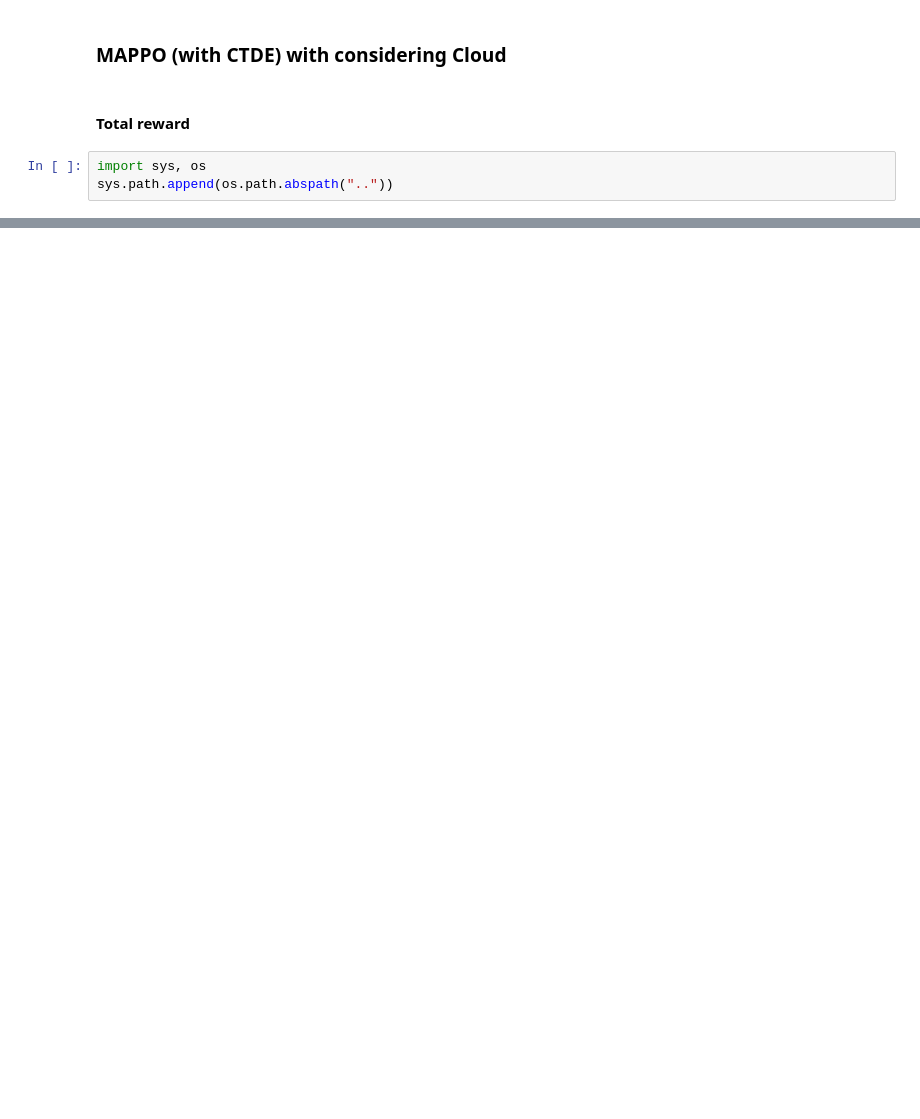
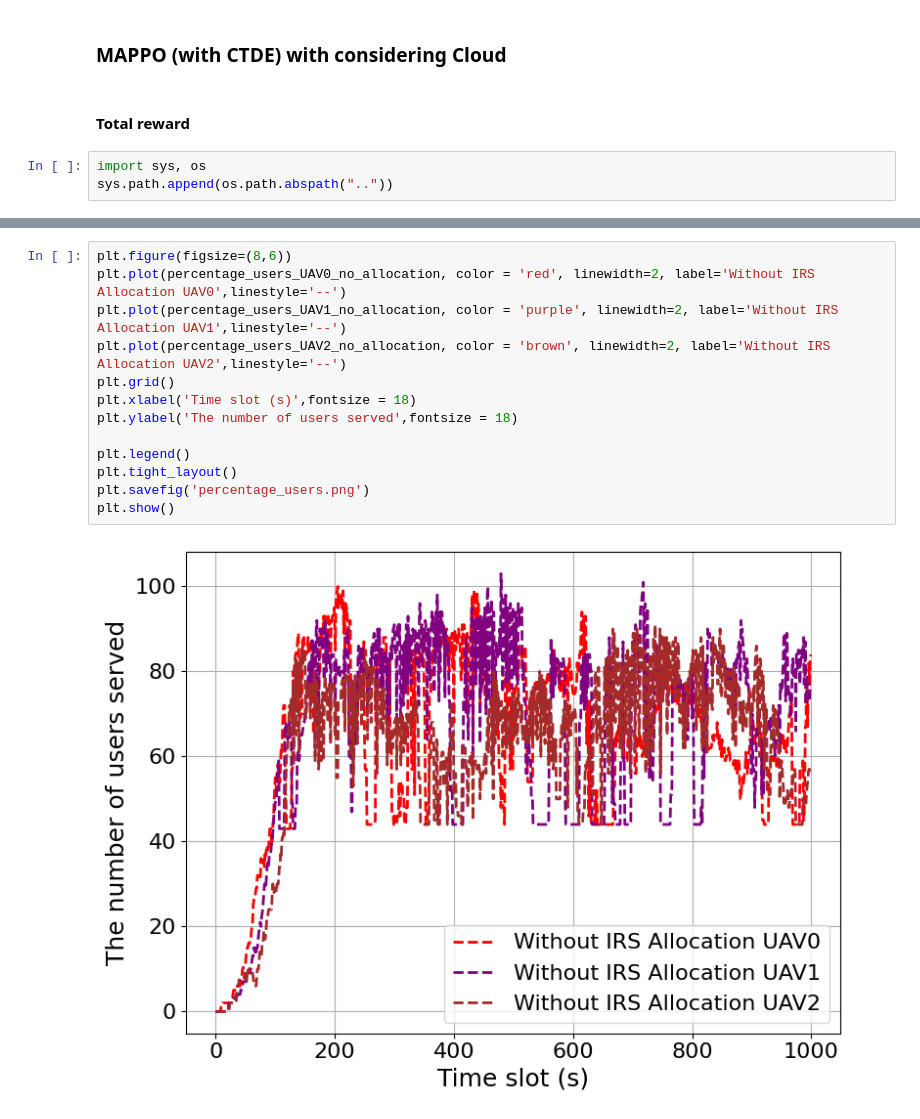
Before and after one commit to hungledut/DRL_UAV_IRS_allocation, a Jupyter notebook: results_visualization.ipynb, the cells around one changed output, grey strips where cells are left out. Drawn from its saved outputs; the diff is of its cells as text; blank space fills up the shorter version.

```diff
--- a/results_visualization.ipynb
+++ b/results_visualization.ipynb
@@ -47,0 +60,15 @@ plt.show()
+# %%
+plt.figure(figsize=(8,6))
+plt.plot(percentage_users_UAV0_no_allocation, color = 'red', linewidth=2, label='Without IRS Allocation UAV0',linestyle='--')
+plt.plot(percentage_users_UAV1_no_allocation, color = 'purple', linewidth=2, label='Without IRS Allocation UAV1',linestyle='--')
+plt.plot(percentage_users_UAV2_no_allocation, color = 'brown', linewidth=2, label='Without IRS Allocation UAV2',linestyle='--')
+plt.grid()
+plt.xlabel('Time slot (s)',fontsize = 18)
+plt.ylabel('The number of users served',fontsize = 18)
+
+plt.legend()
+plt.tight_layout()
+plt.savefig('percentage_users.png')
+plt.show()
+# %% [output]
+[figure, added]
```
Also changed, not shown: parts of 3 cells of this notebook, 17 other files.
